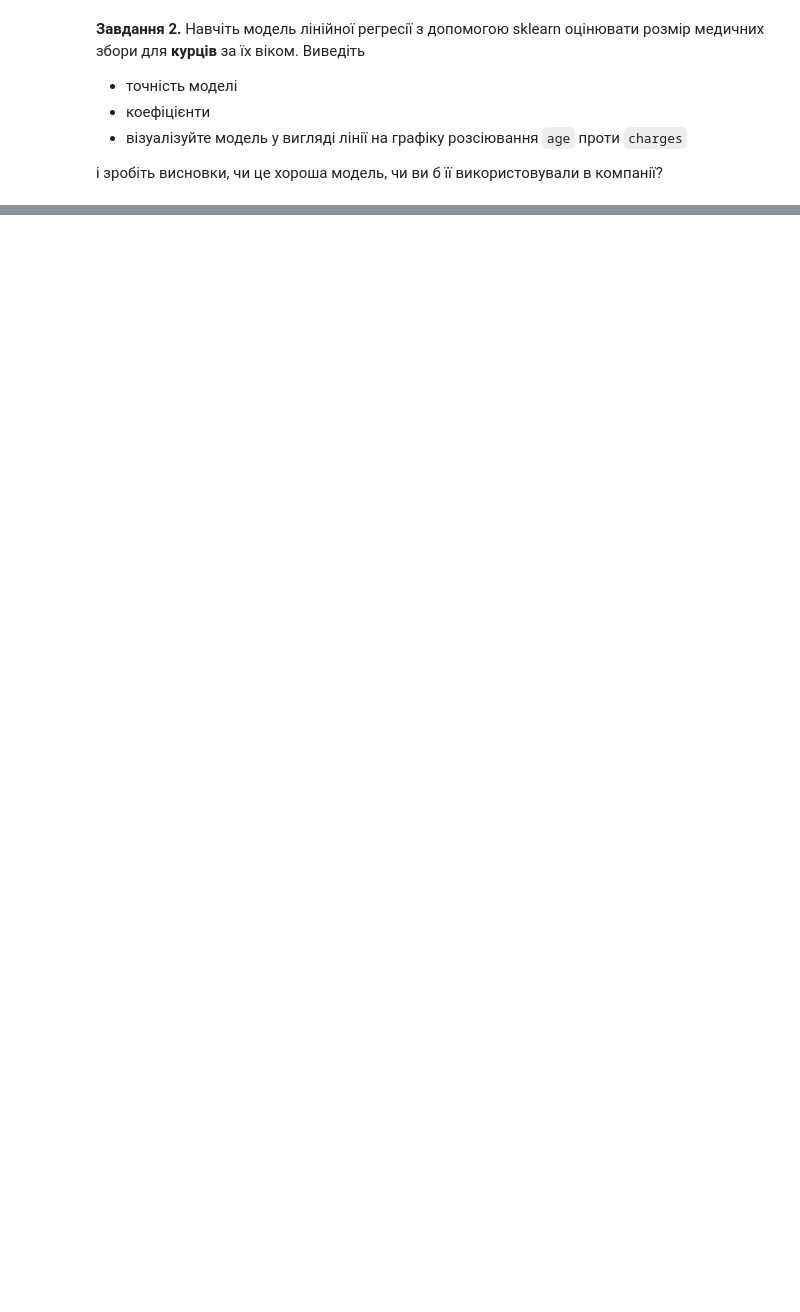
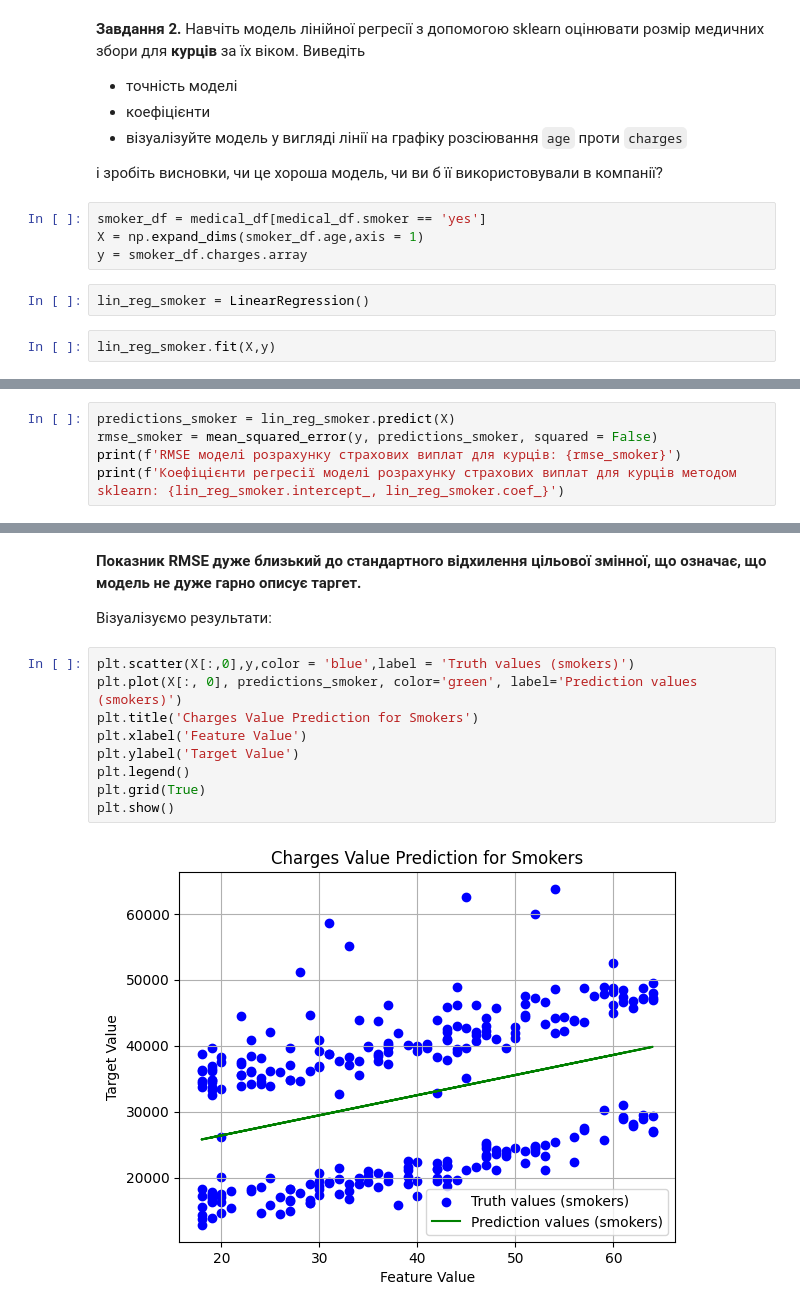
Before and after one commit to roldugina/Machine_learning_course, a Jupyter notebook: ML_task_2_5_lin_regr_one_feature.ipynb, the cells around one changed output, grey strips where cells are left out. Cells and saved outputs as stored; diff of their text form; blank space fills up the shorter version.

```diff
--- a/ML_task_2_5_lin_regr_one_feature.ipynb
+++ b/ML_task_2_5_lin_regr_one_feature.ipynb
@@ -31,3 +212,11 @@ non_smoker_df = medical_df[medical_df.smoker == 'no']
 -  візуалізуйте модель у вигляді лінії на графіку розсіювання `age` проти `charges`
 
 і зробіть висновки, чи це хороша модель, чи ви б її використовували в компанії?
+# %%
+smoker_df = medical_df[medical_df.smoker == 'yes']
+X = np.expand_dims(smoker_df.age,axis = 1)
+y = smoker_df.charges.array
+# %%
+lin_reg_smoker = LinearRegression()
+# %%
+lin_reg_smoker.fit(X,y)
@@ -33,0 +225,5 @@ non_smoker_df = medical_df[medical_df.smoker == 'no']
+# %%
+predictions_smoker = lin_reg_smoker.predict(X)
+rmse_smoker = mean_squared_error(y, predictions_smoker, squared = False)
+print(f'RMSE моделі розрахунку страхових виплат для курців: {rmse_smoker}')
+print(f'Коефіцієнти регресії моделі розрахунку страхових виплат для курців методом sklearn: {lin_reg_smoker.intercept_, lin_reg_smoker.coef_}')
@@ -33,0 +239,15 @@ non_smoker_df = medical_df[medical_df.smoker == 'no']
+# %% [markdown]
+**Показник RMSE дуже близький до стандартного відхилення цільової змінної, що означає, що модель не дуже гарно описує таргет.**
+
+Візуалізуємо результати:
+# %%
+plt.scatter(X[:,0],y,color = 'blue',label = 'Truth values (smokers)')
+plt.plot(X[:, 0], predictions_smoker, color='green', label='Prediction values (smokers)')
+plt.title('Charges Value Prediction for Smokers')
+plt.xlabel('Feature Value')
+plt.ylabel('Target Value')
+plt.legend()
+plt.grid(True)
+plt.show()
+# %% [output]
+[figure, added]
```
Also changed, not shown: parts of 32 cells of this notebook.
